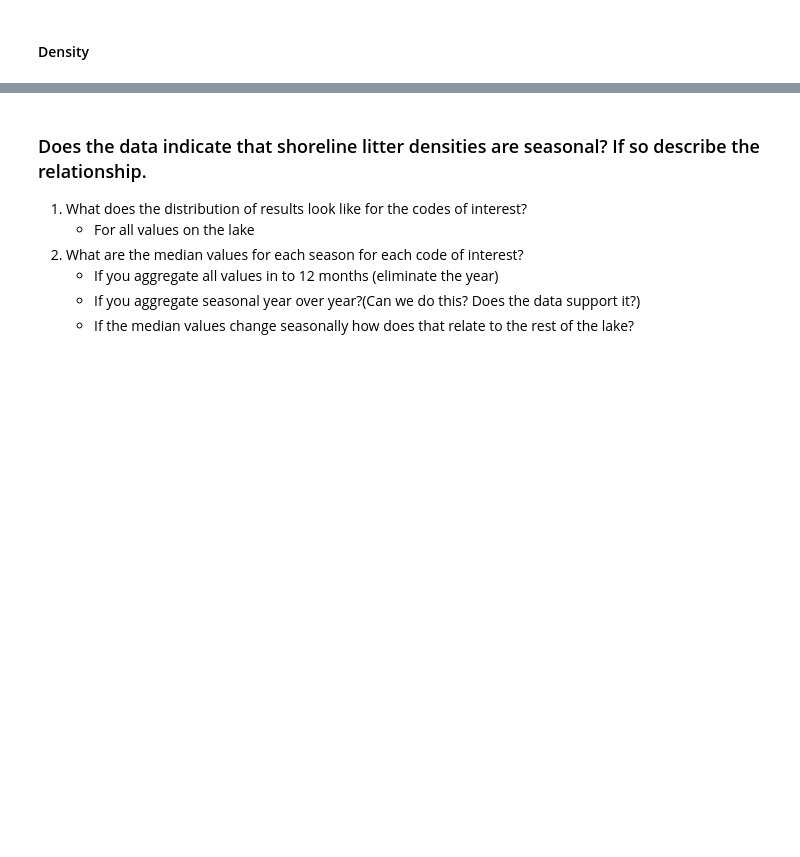
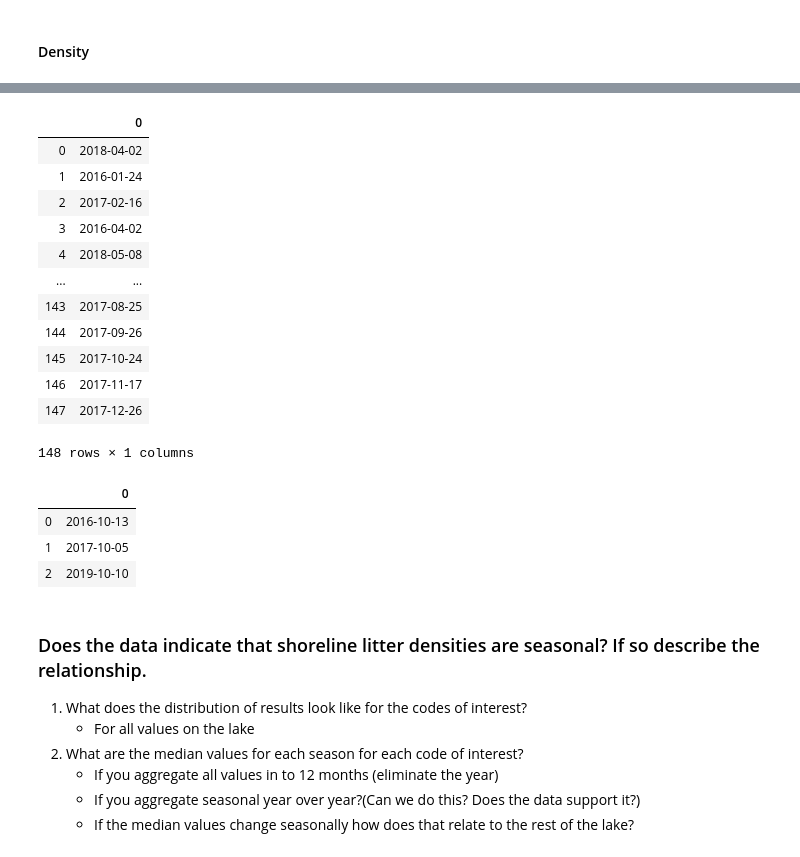
Before and after one commit to hammerdirt/SWE_2019, a Jupyter notebook: NotebookThree.ipynb, the cells around one changed output, grey strips where cells are left out. Drawn from its saved outputs; the diff is of its cells as text; code cells hidden in the pictures; blank space fills up the shorter version.

```diff
--- a/NotebookThree.ipynb
+++ b/NotebookThree.ipynb
@@ -437,3 +441,26 @@ plt.show()
+# %%
+pd.DataFrame()
+# %% [output]
+|  | 0 |
+| 0 | 2018-04-02 |
+| 1 | 2016-01-24 |
+| 2 | 2017-02-16 |
+| 3 | 2016-04-02 |
+| 4 | 2018-05-08 |
+| ... | ... |
+| 143 | 2017-08-25 |
+| 144 | 2017-09-26 |
+| 145 | 2017-10-24 |
+| 146 | 2017-11-17 |
+| 147 | 2017-12-26 |
+148 rows × 1 columns
+# %%
+pd.DataFrame(place_date)
+# %% [output]
+|  | 0 |
+| 0 | 2016-10-13 |
+| 1 | 2017-10-05 |
+| 2 | 2019-10-10 |
 # %% [markdown]
 ### Does the data indicate that shoreline litter densities are seasonal? If so describe the relationship.
 
```
Also changed, not shown: parts of 13 cells of this notebook, 9 other files.
